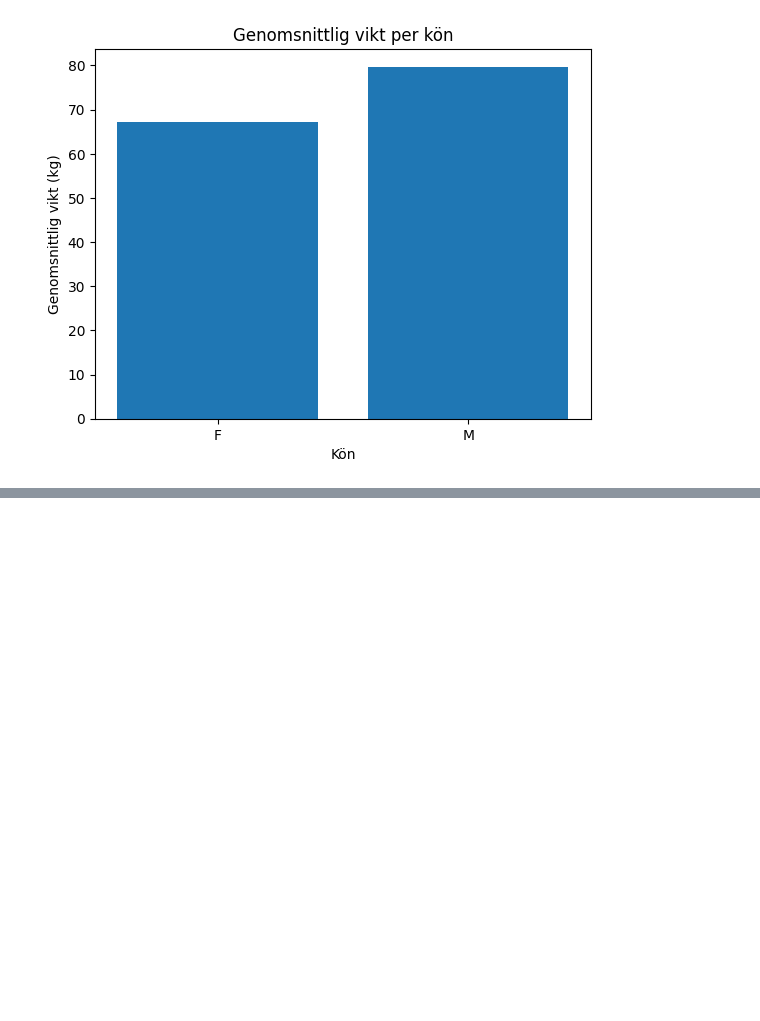
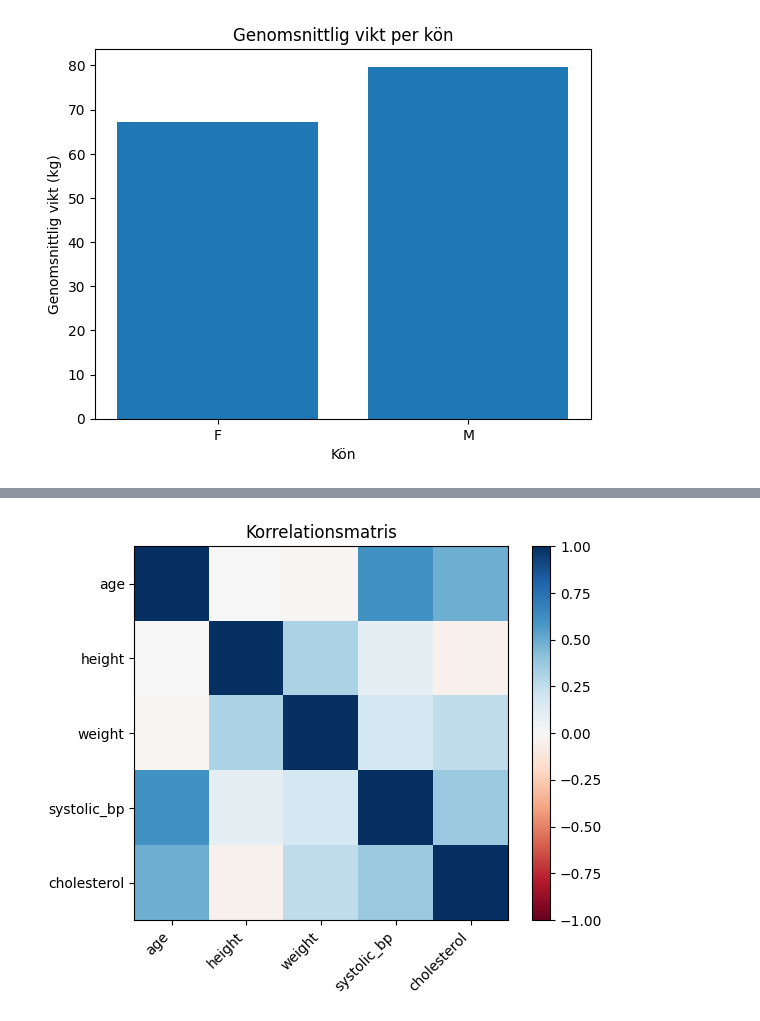
Before and after one commit to MstAnarkoli/Data-Science-Project_health-study, a Jupyter notebook: notebooks/report.ipynb, the cells around one changed output, grey strips where cells are left out. Saved outputs shown, nothing was run; the diff lists cells and outputs as text; code cells hidden in the pictures; blank space fills up the shorter version.

```diff
--- a/notebooks/report.ipynb
+++ b/notebooks/report.ipynb
@@ -87,0 +56,5 @@ plt.show()
+# %%
+
+analyzer.corr_heatmap(['age','height','weight','systolic_bp','cholesterol'])
+# %% [output]
+[figure, added]
```
Also changed, not shown: parts of 5 cells of this notebook, 1 other file.
